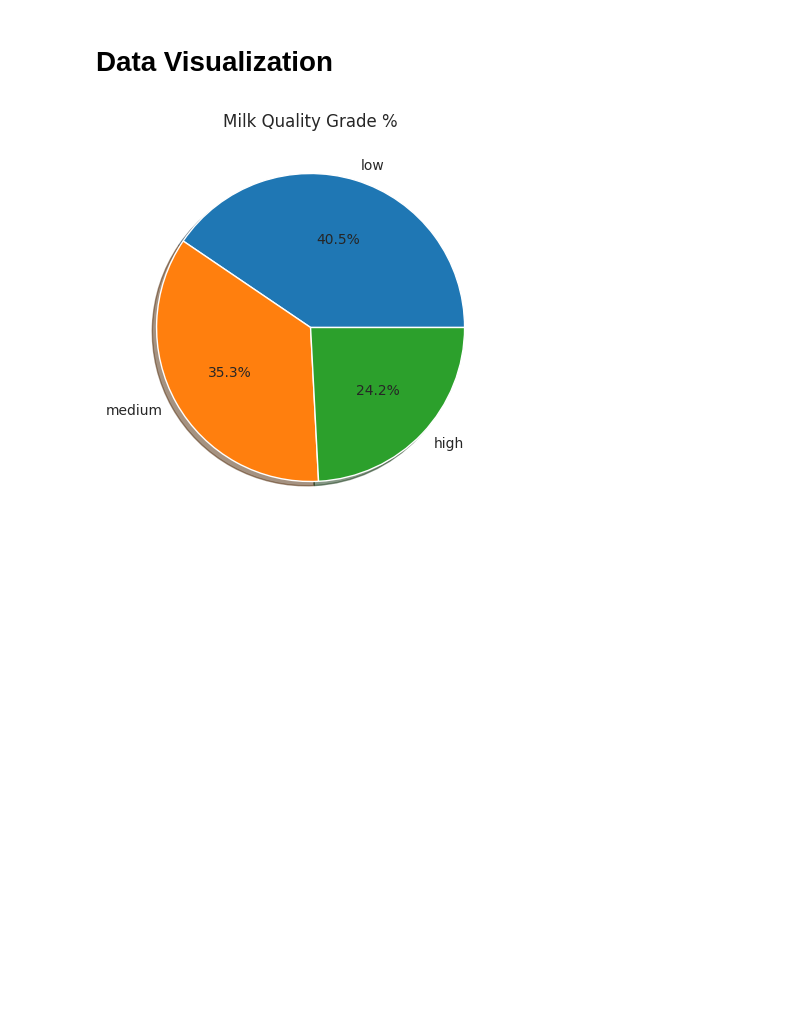
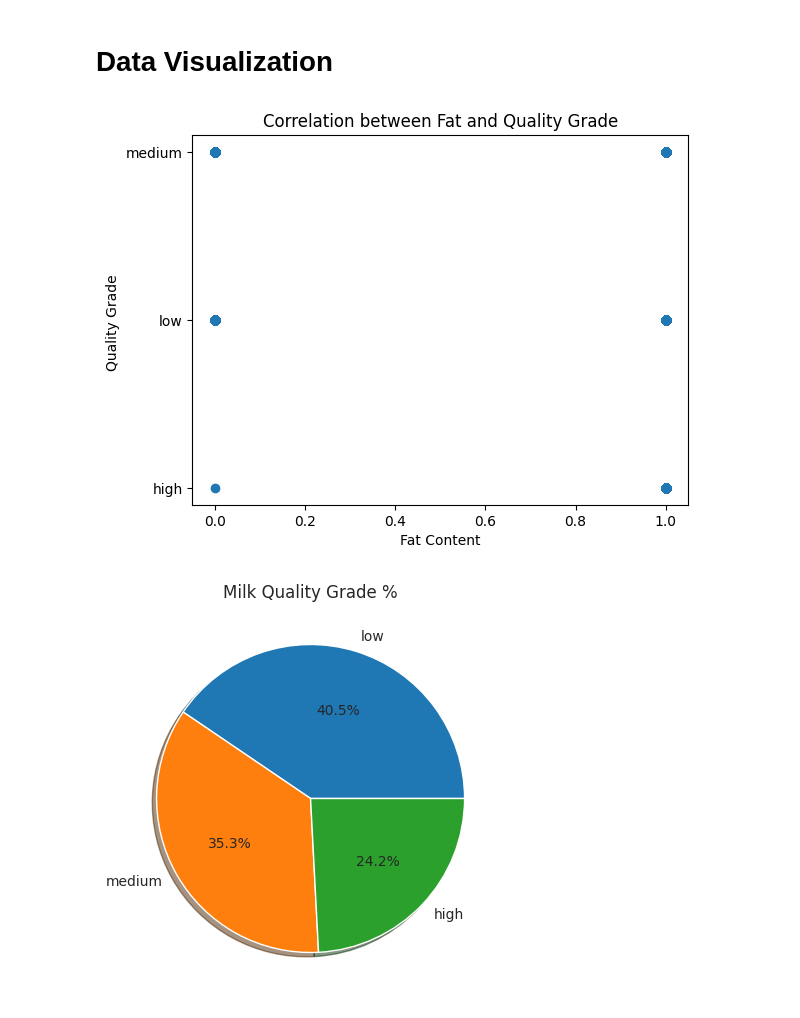
Before and after one commit to andrewmuhoro/MilkGrade, a Jupyter notebook: Predict_Milk_Quality.ipynb, the cells around one changed output. Drawn from its saved outputs; the diff is of its cells as text; code cells hidden in the pictures; blank space fills up the shorter version.

```diff
--- a/Predict_Milk_Quality.ipynb
+++ b/Predict_Milk_Quality.ipynb
@@ -204,6 +200,15 @@ data_cp = data_cp.rename(columns={'Temprature':'Temperature'})
 data_cp.columns = data_cp.columns.str.replace(' ', '')
 # %% [markdown]
 # **Data Visualization**
+# %%
+# plot a scatter plot to visualize any correlation between fat and quaity grade
+plt.scatter(data_cp['Fat'], data_cp['Grade'])
+plt.xlabel('Fat Content')
+plt.ylabel('Quality Grade ')
+plt.title('Correlation between Fat and Quality Grade')
+plt.show()
+# %% [output]
+[figure, added]
 # %%
 counts = data['Grade'].value_counts()
 grade_percentages = [(count/len(data_cp))*100 for count in counts]
```
Also changed, not shown: parts of 6 cells of this notebook.
